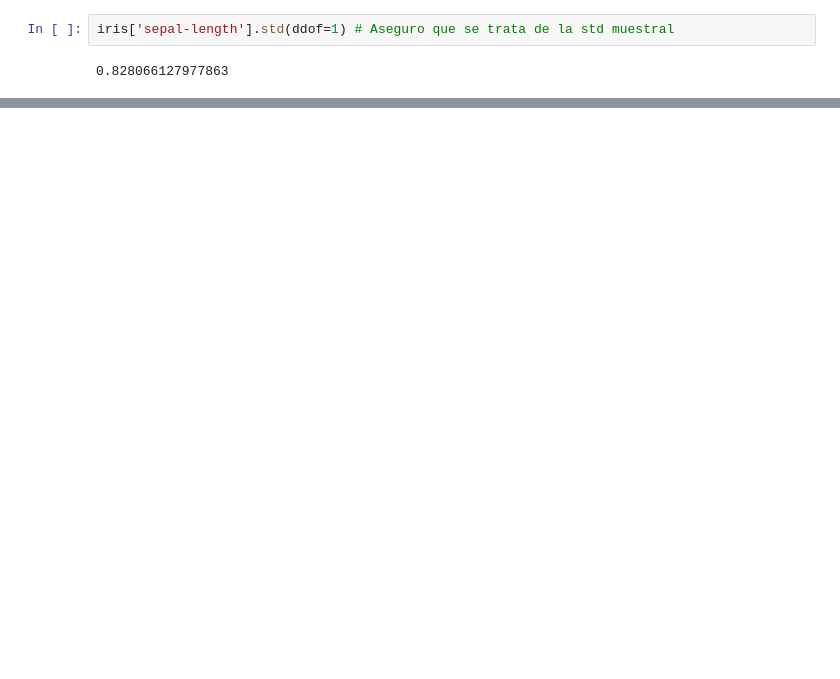
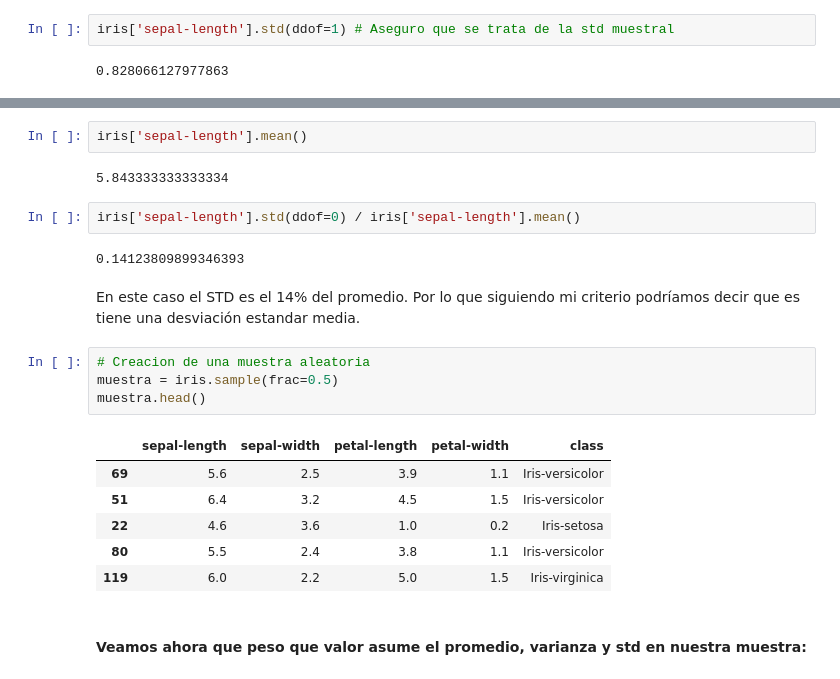
Before and after one commit to Mgobeaalcoba/Inferential_statistics_with_python, a Jupyter notebook: Iris_Dataset_practica_de_Varianza,_STD,_Arbol_de_decisión_Scikit_Learn.ipynb, the cells around one changed output, grey strips where cells are left out. Saved outputs shown, nothing was run; the diff lists cells and outputs as text; blank space fills up the shorter version.

```diff
--- a/Iris_Dataset_practica_de_Varianza,_STD,_Arbol_de_decisión_Scikit_Learn.ipynb
+++ b/Iris_Dataset_practica_de_Varianza,_STD,_Arbol_de_decisión_Scikit_Learn.ipynb
@@ -256,0 +259,23 @@ iris['sepal-length'].std(ddof=1) # Aseguro que se trata de la std muestral
+# %%
+iris['sepal-length'].mean()
+# %% [output]
+5.843333333333334
+# %%
+iris['sepal-length'].std(ddof=0) / iris['sepal-length'].mean()
+# %% [output]
+0.14123809899346393
+# %% [markdown]
+En este caso el STD es el 14% del promedio. Por lo que siguiendo mi criterio podríamos decir que es tiene una desviación estandar media.
+# %%
+# Creacion de una muestra aleatoria
+muestra = iris.sample(frac=0.5)
+muestra.head()
+# %% [output]
+|  | sepal-length | sepal-width | petal-length | petal-width | class |
+| 69 | 5.6 | 2.5 | 3.9 | 1.1 | Iris-versicolor |
+| 51 | 6.4 | 3.2 | 4.5 | 1.5 | Iris-versicolor |
+| 22 | 4.6 | 3.6 | 1.0 | 0.2 | Iris-setosa |
+| 80 | 5.5 | 2.4 | 3.8 | 1.1 | Iris-versicolor |
+| 119 | 6.0 | 2.2 | 5.0 | 1.5 | Iris-virginica |
+# %% [markdown]
+#### Veamos ahora que peso que valor asume el promedio, varianza y std en nuestra muestra:
```
Also changed, not shown: parts of 5 cells of this notebook.
